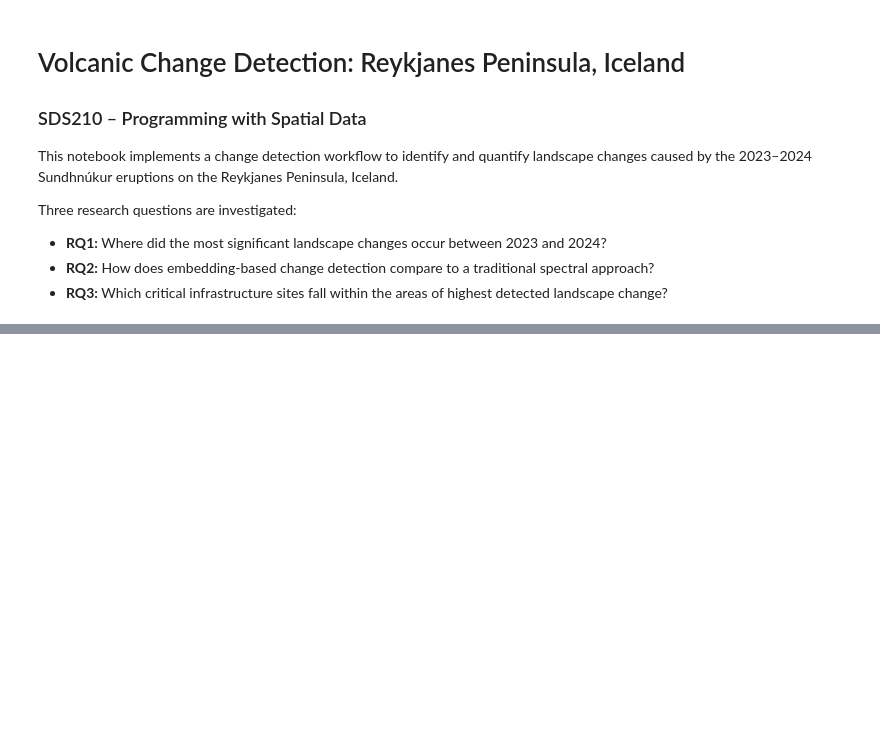
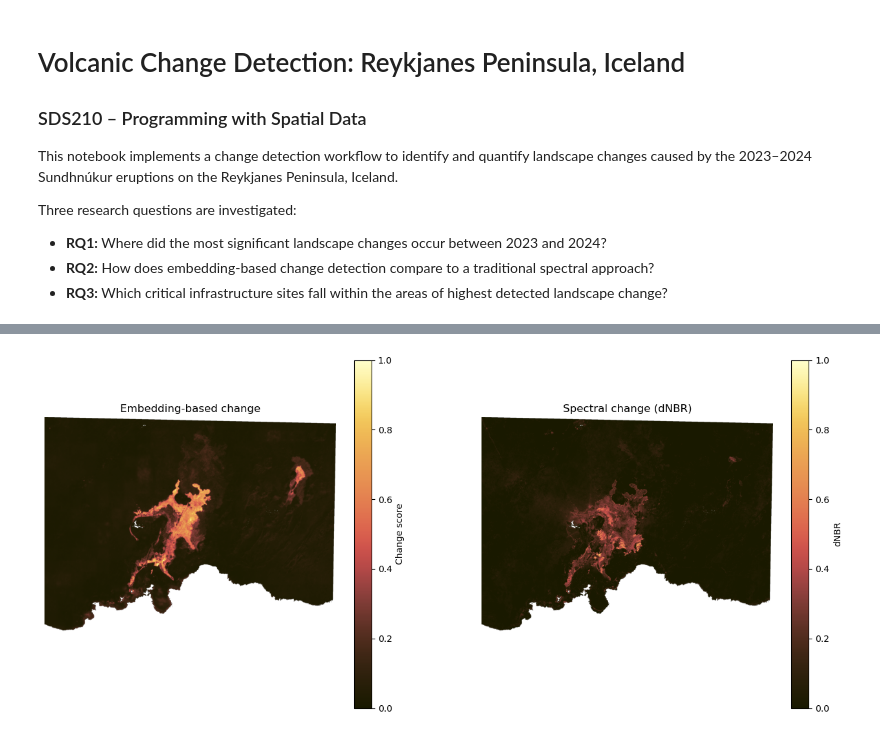
Before and after one commit to lbassf/reykjanes-change-detection, a Jupyter notebook: notebooks/analysis.ipynb, the cells around one changed output, grey strips where cells are left out. Cells and saved outputs as stored; diff of their text form; code cells hidden in the pictures; blank space fills up the shorter version.

Commit message:
Restructured + RQ3 classify buildings by overlap + Markdowns

```diff
--- a/notebooks/analysis.ipynb
+++ b/notebooks/analysis.ipynb
@@ -194,7 +12,0 @@ Buildings removed after eruption: 7
-# %%
-# Ocean mask using 2023 Sentinel-2 (pre-eruption)
-ocean_mask = build_ocean_mask(S2_2023, NDWI_THRESHOLD, COAST_BUFFER_PX)
-
-print(f"Ocean/coastal pixels masked: {ocean_mask.sum():,}")
-print(f"Total pixels:                {ocean_mask.size:,}")
-print(f"Share masked:                {100 * ocean_mask.sum() / ocean_mask.size:.1f}%")
@@ -473,0 +312,17 @@ plt.show()
+# %%
+fig, axs = plt.subplots(nrows=1, ncols=2, figsize=(16, 7))
+
+img1 = axs[0].imshow(change_map, cmap=cmc.lajolla, vmin=0, vmax=1)
+fig.colorbar(img1, ax=axs[0], label="Change score")
+axs[0].set_title("Embedding-based change")
+axs[0].axis("off")
+
+img2 = axs[1].imshow(dnbr, cmap=cmc.lajolla, vmin=0, vmax=1)
+fig.colorbar(img2, ax=axs[1], label="dNBR")
+axs[1].set_title("Spectral change (dNBR)")
+axs[1].axis("off")
+
+fig.savefig(OUTPUT_DIR / "rq2_comparison.png", dpi=300, bbox_inches="tight")
+plt.show()
+# %% [output]
+[figure, added]
```
Also changed, not shown: parts of 50 cells of this notebook, 1 other file.
